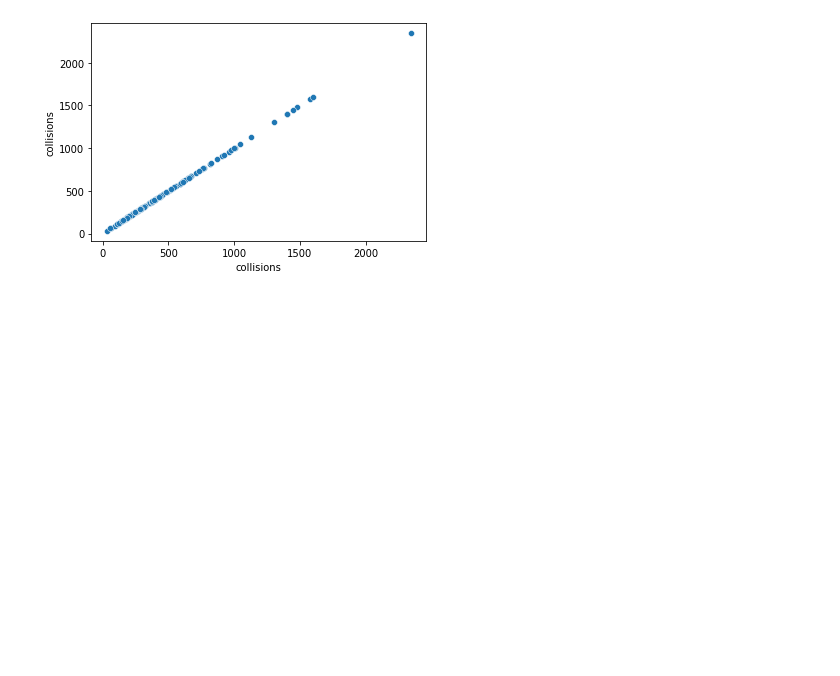
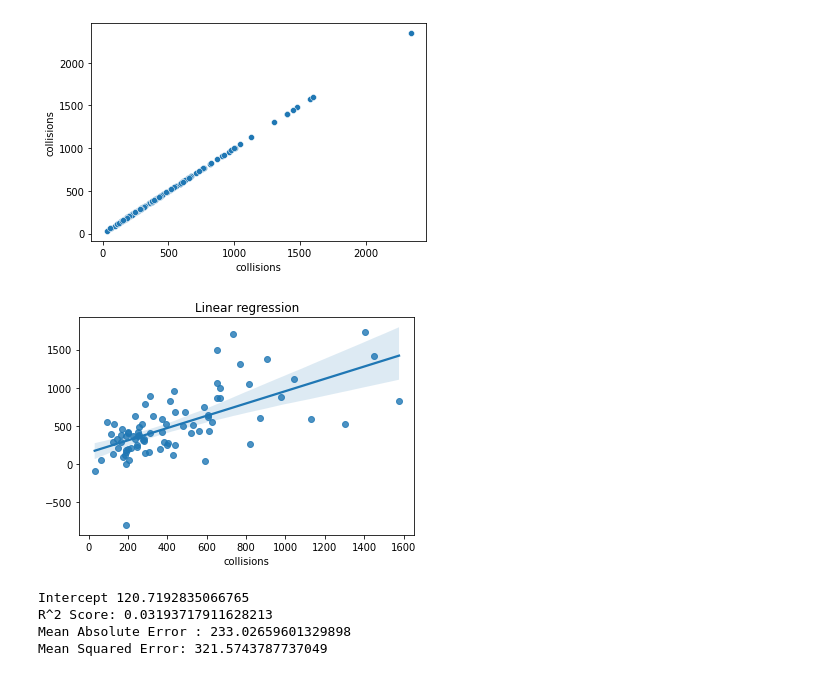
Before and after one commit to Andrew-Agapov/Kaggle_projects, a Jupyter notebook: toronto-traffic-collisions-analysis.ipynb, the cells around one changed output. Saved outputs shown, nothing was run; the diff lists cells and outputs as text; code cells hidden in the pictures; blank space fills up the shorter version.

Commit message:
Kaggle Notebook | Toronto Traffic Collisions Analysis | Version 16

```diff
--- a/toronto-traffic-collisions-analysis.ipynb
+++ b/toronto-traffic-collisions-analysis.ipynb
@@ -502,3 +504,31 @@ for name in full_features.columns:
 [figure]
 [figure]
 [figure]
+# %%
+
+# Let's try Linear model with more features
+Y = full_features['collisions']
+X = full_features.iloc[:,0:-1]
+#X = np.array(pop_collisions_reshaped['population']).reshape(-1, 1)
+
+X_train, X_test, y_train, y_test = train_test_split(X, Y, test_size=0.6, random_state=101)
+model = LinearRegression()
+model.fit(X_train, y_train)
+
+y_pred = model.predict(X_test)
+
+sns.regplot(y_test,y_pred).set(title="Linear regression")
+plt.show()
+print("Intercept",model.intercept_)
+print("R^2 Score:", r2_score(y_test, y_pred))
+print("Mean Absolute Error :", mean_absolute_error(y_test,y_pred))
+print("Mean Squared Error:",np.sqrt(mean_squared_error(y_test, y_pred)),"\n","\n")
+
+
+# Adding features actually decreased our model performance, so we didn't find a connection between the variables
+# %% [output]
+[figure, added]
+Intercept 120.7192835066765
+R^2 Score: 0.03193717911628213
+Mean Absolute Error : 233.02659601329898
+Mean Squared Error: 321.5743787737049
```
Also changed, not shown: parts of 3 cells of this notebook.
